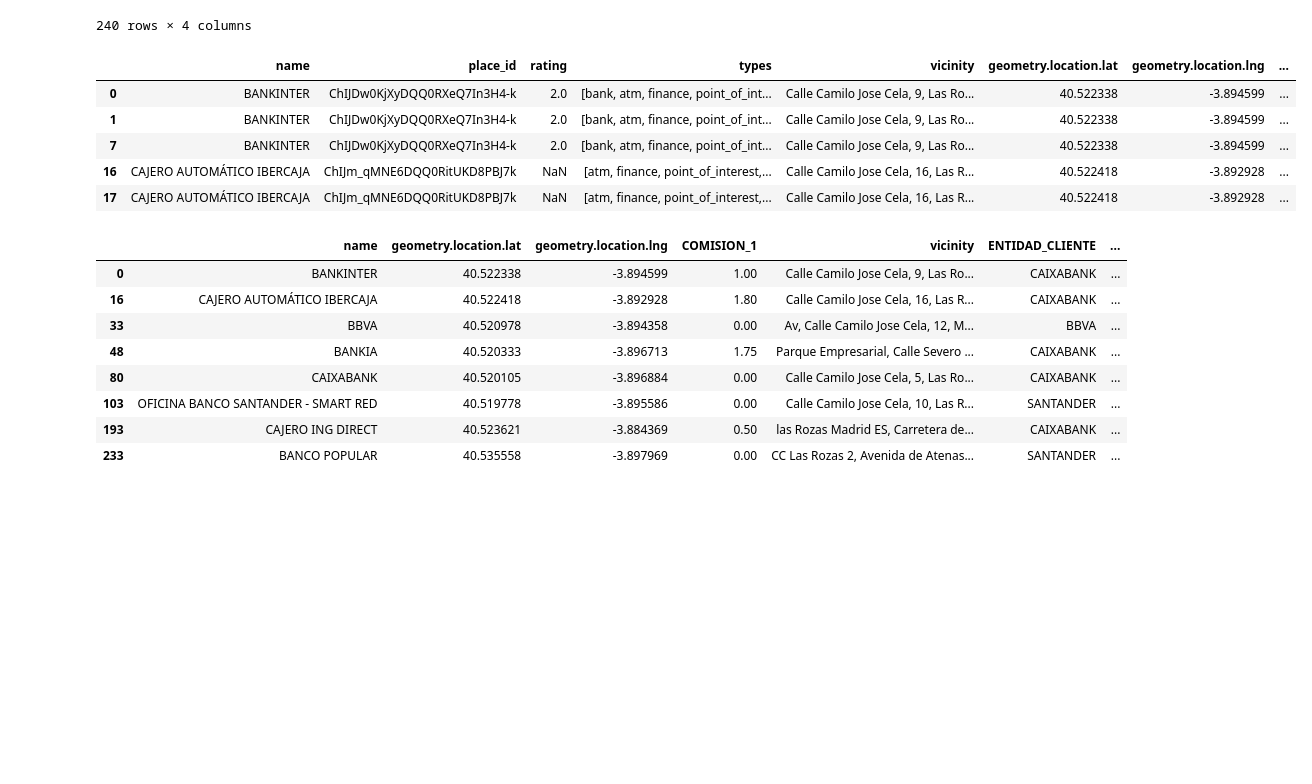
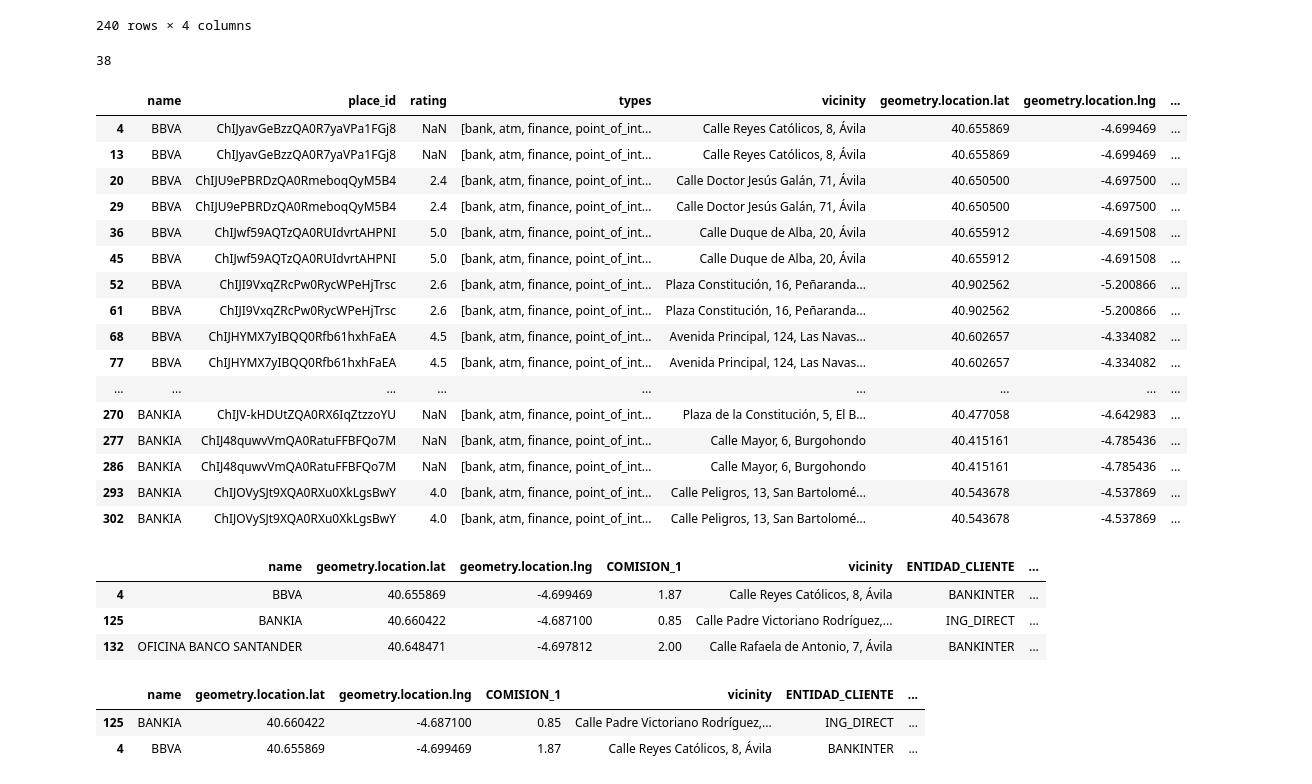
Before and after one commit to miguelmaragon/final_project_ironhack, a Jupyter notebook: notebooks/conect_api.ipynb, the cells around one changed output. Drawn from its saved outputs; the diff is of its cells as text; code cells hidden in the pictures; blank space fills up the shorter version.

```diff
--- a/notebooks/conect_api.ipynb
+++ b/notebooks/conect_api.ipynb
@@ -19,8 +19,8 @@ gmaps.configure(api_key=api_key_miguel)
 gmaps_google = googlemaps.Client(key=api_key_miguel)
 
 # Geocoding an address
-geocode_result = gmaps_google.geocode('calle jacinto benavente 14, las rozas, madrid')
-geocode_result2 = gmaps_google.geocode('calle fuente cisneros 10, alcorcon, madrid')
+geocode_result = gmaps_google.geocode('Plaza Iglesia, 05140, Alamedilla Del Berrocal, Avila')
+# geocode_result2= gmaps_google.geocode('calle fuente cisneros 10, alcorcon, madrid')
 # %%
 lat=str(geocode_result[0]['geometry']['location']['lat'])
 lng=str(geocode_result[0]['geometry']['location']['lng'])
@@ -29,6 +29,8 @@ place_id_location = geocode_result[0]['place_id']
 # url variable store url
 url = "https://maps.googleapis.com/maps/api/place/nearbysearch/json?location="+lat+","+lng+"&type=atm&language=es&rankby=distance&pagetoken&key="+api_key_miguel
 #url = "https://maps.googleapis.com/maps/api/place/nearbysearch/json?location="+lat+","+lng+"&type=atm&keyword=[cajero,atm]&language=es&rankby=distance&pagetoken&key="+API_key
+# %%
+url = "https://maps.googleapis.com/maps/api/place/nearbysearch/json?location="+lat+","+lng+"&radius=50000&type=atm&language=es&key="+api_key_miguel
 # %%
 # return response object
 r = requests.get(url)
@@ -61,3 +43,9 @@ data
+# %%
+if data.empty is True:
+    url = "https://maps.googleapis.com/maps/api/place/nearbysearch/json?location=" + lat + "," + lng + "&radius=50000&type=atm&language=es&key=" + api_key_miguel
+    r = requests.get(url)
+    x = r.json()
+    data = pd.json_normalize(x['results'])
 # %%
 data_process = data[['name','place_id','rating','types','vicinity','geometry.location.lat','geometry.location.lng','opening_hours.open_now','icon']]
 # %%
@@ -173,13 +161,18 @@ def rename_f(join):
         return 'Otros'
 # %%
 # card_bank = 'Santander'
-card_bank = ['Santander','BBVA','caixabank']
+# card_bank = ['Santander','BBVA','caixabank']
+card_bank = ['bankinter', 'Ing Direct']
 if isinstance(card_bank, list):
     card_bank_process = [rename_f(x.lower()) for x in card_bank]
 else:
     card_bank_process = [rename_f(card_bank.lower())]
 # %%
 result_client = result[(result['ENTIDAD_CLIENTE'].isin(card_bank_process))]
+# %%
+len(result_client)
+# %% [output]
+38
 # %%
 def upper_column(df, column):
     df = df.copy()
@@ -189,14 +182,25 @@ def upper_column(df, column):
 result_client = upper_column(result_client, 'name')
 result_client = upper_column(result_client, 'ENTIDAD_CLIENTE')
 # %%
-result_client.head(5)
+result_client
 # %% [output]
 |  | name | place_id | rating | types | vicinity | geometry.location.lat | geometry.location.lng | ... |
-| 0 | BANKINTER | ChIJDw0KjXyDQQ0RXeQ7In3H4-k | 2.0 | [bank, atm, finance, point_of_int... | Calle Camilo Jose Cela, 9, Las Ro... | 40.522338 | -3.894599 | ... |
-| 1 | BANKINTER | ChIJDw0KjXyDQQ0RXeQ7In3H4-k | 2.0 | [bank, atm, finance, point_of_int... | Calle Camilo Jose Cela, 9, Las Ro... | 40.522338 | -3.894599 | ... |
-| 7 | BANKINTER | ChIJDw0KjXyDQQ0RXeQ7In3H4-k | 2.0 | [bank, atm, finance, point_of_int... | Calle Camilo Jose Cela, 9, Las Ro... | 40.522338 | -3.894599 | ... |
-| 16 | CAJERO AUTOMÁTICO IBERCAJA | ChIJm_qMNE6DQQ0RitUKD8PBJ7k | NaN | [atm, finance, point_of_interest,... | Calle Camilo Jose Cela, 16, Las R... | 40.522418 | -3.892928 | ... |
-| 17 | CAJERO AUTOMÁTICO IBERCAJA | ChIJm_qMNE6DQQ0RitUKD8PBJ7k | NaN | [atm, finance, point_of_interest,... | Calle Camilo Jose Cela, 16, Las R... | 40.522418 | -3.892928 | ... |
+| 4 | BBVA | ChIJyavGeBzzQA0R7yaVPa1FGj8 | NaN | [bank, atm, finance, point_of_int... | Calle Reyes Católicos, 8, Ávila | 40.655869 | -4.699469 | ... |
+| 13 | BBVA | ChIJyavGeBzzQA0R7yaVPa1FGj8 | NaN | [bank, atm, finance, point_of_int... | Calle Reyes Católicos, 8, Ávila | 40.655869 | -4.699469 | ... |
+| 20 | BBVA | ChIJU9ePBRDzQA0RmeboqQyM5B4 | 2.4 | [bank, atm, finance, point_of_int... | Calle Doctor Jesús Galán, 71, Ávila | 40.650500 | -4.697500 | ... |
+| 29 | BBVA | ChIJU9ePBRDzQA0RmeboqQyM5B4 | 2.4 | [bank, atm, finance, point_of_int... | Calle Doctor Jesús Galán, 71, Ávila | 40.650500 | -4.697500 | ... |
+| 36 | BBVA | ChIJwf59AQTzQA0RUIdvrtAHPNI | 5.0 | [bank, atm, finance, point_of_int... | Calle Duque de Alba, 20, Ávila | 40.655912 | -4.691508 | ... |
+| 45 | BBVA | ChIJwf59AQTzQA0RUIdvrtAHPNI | 5.0 | [bank, atm, finance, point_of_int... | Calle Duque de Alba, 20, Ávila | 40.655912 | -4.691508 | ... |
+| 52 | BBVA | ChIJI9VxqZRcPw0RycWPeHjTrsc | 2.6 | [bank, atm, finance, point_of_int... | Plaza Constitución, 16, Peñaranda... | 40.902562 | -5.200866 | ... |
+| 61 | BBVA | ChIJI9VxqZRcPw0RycWPeHjTrsc | 2.6 | [bank, atm, finance, point_of_int... | Plaza Constitución, 16, Peñaranda... | 40.902562 | -5.200866 | ... |
+| 68 | BBVA | ChIJHYMX7yIBQQ0Rfb61hxhFaEA | 4.5 | [bank, atm, finance, point_of_int... | Avenida Principal, 124, Las Navas... | 40.602657 | -4.334082 | ... |
+| 77 | BBVA | ChIJHYMX7yIBQQ0Rfb61hxhFaEA | 4.5 | [bank, atm, finance, point_of_int... | Avenida Principal, 124, Las Navas... | 40.602657 | -4.334082 | ... |
+| ... | ... | ... | ... | ... | ... | ... | ... | ... |
+| 270 | BANKIA | ChIJV-kHDUtZQA0RX6IqZtzzoYU | NaN | [bank, atm, finance, point_of_int... | Plaza de la Constitución, 5, El B... | 40.477058 | -4.642983 | ... |
+| 277 | BANKIA | ChIJ48quwvVmQA0RatuFFBFQo7M | NaN | [bank, atm, finance, point_of_int... | Calle Mayor, 6, Burgohondo | 40.415161 | -4.785436 | ... |
+| 286 | BANKIA | ChIJ48quwvVmQA0RatuFFBFQo7M | NaN | [bank, atm, finance, point_of_int... | Calle Mayor, 6, Burgohondo | 40.415161 | -4.785436 | ... |
+| 293 | BANKIA | ChIJOVySJt9XQA0RXu0XkLgsBwY | 4.0 | [bank, atm, finance, point_of_int... | Calle Peligros, 13, San Bartolomé... | 40.543678 | -4.537869 | ... |
+| 302 | BANKIA | ChIJOVySJt9XQA0RXu0XkLgsBwY | 4.0 | [bank, atm, finance, point_of_int... | Calle Peligros, 13, San Bartolomé... | 40.543678 | -4.537869 | ... |
 # %%
 result_client_process = result_client[['name', 'geometry.location.lat', 'geometry.location.lng','COMISION_1','vicinity','ENTIDAD_CLIENTE','ENTIDAD_CAJERO','name_join']].drop_duplicates(subset =['ENTIDAD_CLIENTE','ENTIDAD_CAJERO'],keep='first')
 # %%
@@ -205,13 +209,8 @@ result_client_process = result_client_process.loc[result_client_process.groupby(
 result_client_process
 # %% [output]
 |  | name | geometry.location.lat | geometry.location.lng | COMISION_1 | vicinity | ENTIDAD_CLIENTE | ... |
-| 0 | BANKINTER | 40.522338 | -3.894599 | 1.00 | Calle Camilo Jose Cela, 9, Las Ro... | CAIXABANK | ... |
-| 16 | CAJERO AUTOMÁTICO IBERCAJA | 40.522418 | -3.892928 | 1.80 | Calle Camilo Jose Cela, 16, Las R... | CAIXABANK | ... |
-| 33 | BBVA | 40.520978 | -3.894358 | 0.00 | Av, Calle Camilo Jose Cela, 12, M... | BBVA | ... |
-| 48 | BANKIA | 40.520333 | -3.896713 | 1.75 | Parque Empresarial, Calle Severo ... | CAIXABANK | ... |
-| 80 | CAIXABANK | 40.520105 | -3.896884 | 0.00 | Calle Camilo Jose Cela, 5, Las Ro... | CAIXABANK | ... |
-| 103 | OFICINA BANCO SANTANDER - SMART RED | 40.519778 | -3.895586 | 0.00 | Calle Camilo Jose Cela, 10, Las R... | SANTANDER | ... |
-| 193 | CAJERO ING DIRECT | 40.523621 | -3.884369 | 0.50 | las Rozas Madrid ES, Carretera de... | CAIXABANK | ... |
-| 233 | BANCO POPULAR | 40.535558 | -3.897969 | 0.00 | CC Las Rozas 2, Avenida de Atenas... | SANTANDER | ... |
+| 4 | BBVA | 40.655869 | -4.699469 | 1.87 | Calle Reyes Católicos, 8, Ávila | BANKINTER | ... |
+| 125 | BANKIA | 40.660422 | -4.687100 | 0.85 | Calle Padre Victoriano Rodríguez,... | ING_DIRECT | ... |
+| 132 | OFICINA BANCO SANTANDER | 40.648471 | -4.697812 | 2.00 | Calle Rafaela de Antonio, 7, Ávila | BANKINTER | ... |
 # %%
 atm_frees = result_client_process.loc[result_client_process.groupby("ENTIDAD_CLIENTE")["COMISION_1"].idxmin()].sort_index()
@@ -218,3 +219,9 @@ atm_frees = result_client_process.loc[result_client_process.groupby("ENTIDAD_CLI
+# %%
+atm_frees
+# %% [output]
+|  | name | geometry.location.lat | geometry.location.lng | COMISION_1 | vicinity | ENTIDAD_CLIENTE | ... |
+| 125 | BANKIA | 40.660422 | -4.687100 | 0.85 | Calle Padre Victoriano Rodríguez,... | ING_DIRECT | ... |
+| 4 | BBVA | 40.655869 | -4.699469 | 1.87 | Calle Reyes Católicos, 8, Ávila | BANKINTER | ... |
 # %%
 location_atm_free = (atm_frees['geometry.location.lat'].iloc[0],atm_frees['geometry.location.lng'].iloc[0])
 location_atm_near = (result_client_process['geometry.location.lat'].iloc[0],result_client_process['geometry.location.lng'].iloc[0])
```
Also changed, not shown: parts of 7 cells of this notebook, 5 other files.
